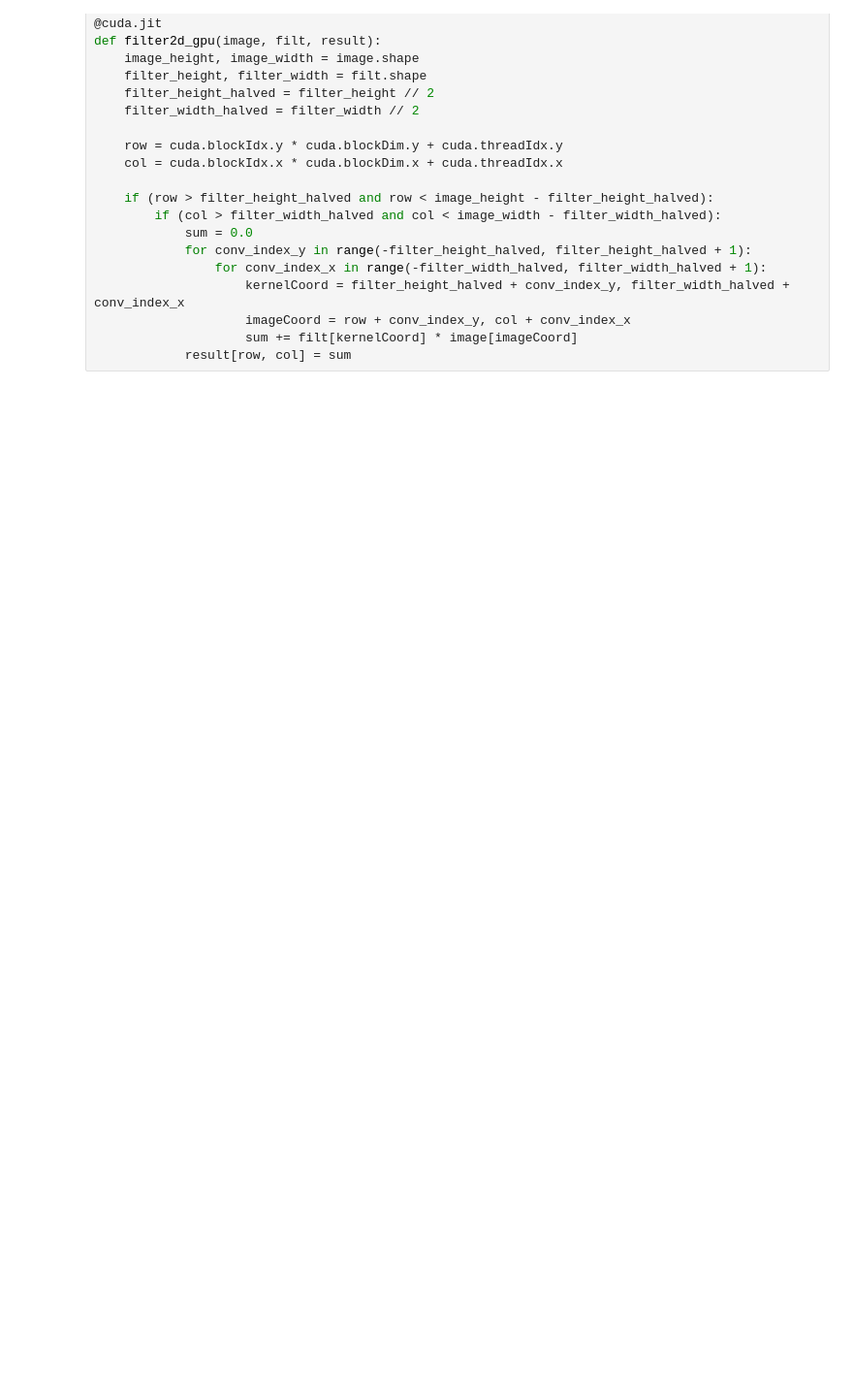
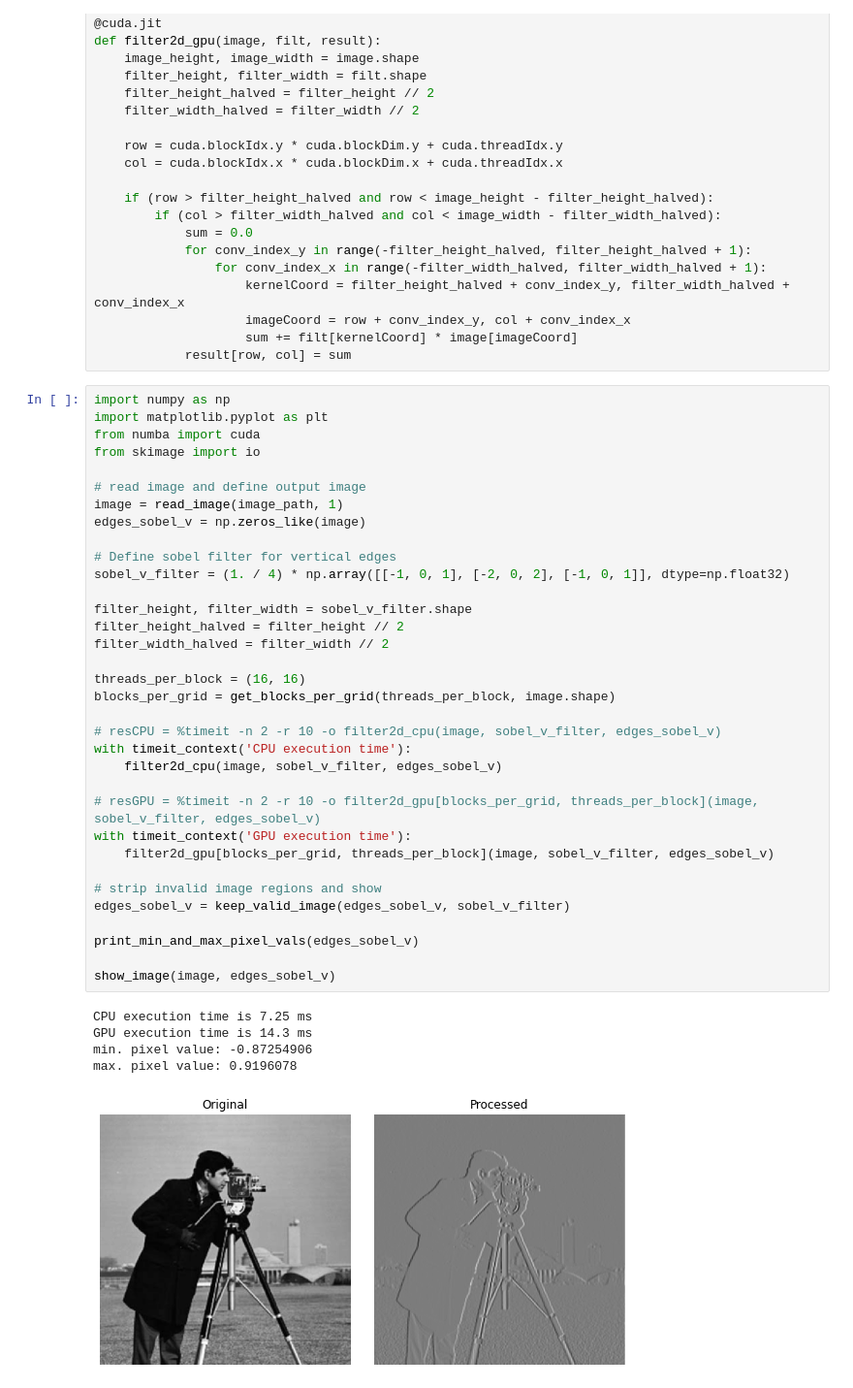
Before and after one commit to rmcabezon/GPU-course, a Jupyter notebook: notebooks/ImageProcessingConvolution.ipynb, the cells around one changed output. Shown at 97% size. Drawn from its saved outputs; the diff is of its cells as text; blank space fills up the shorter version.

```diff
--- a/notebooks/ImageProcessingConvolution.ipynb
+++ b/notebooks/ImageProcessingConvolution.ipynb
@@ -95,3 +190,43 @@ def filter2d_gpu(image, filt, result):
                     imageCoord = row + conv_index_y, col + conv_index_x
                     sum += filt[kernelCoord] * image[imageCoord]
             result[row, col] = sum
+# %%
+import numpy as np
+import matplotlib.pyplot as plt
+from numba import cuda
+from skimage import io
+
+# read image and define output image
+image = read_image(image_path, 1)
+edges_sobel_v = np.zeros_like(image)
+
+# Define sobel filter for vertical edges
+sobel_v_filter = (1. / 4) * np.array([[-1, 0, 1], [-2, 0, 2], [-1, 0, 1]], dtype=np.float32)
+
+filter_height, filter_width = sobel_v_filter.shape
+filter_height_halved = filter_height // 2
+filter_width_halved = filter_width // 2
+
+threads_per_block = (16, 16)
+blocks_per_grid = get_blocks_per_grid(threads_per_block, image.shape)
+
+# resCPU = %timeit -n 2 -r 10 -o filter2d_cpu(image, sobel_v_filter, edges_sobel_v)
+with timeit_context('CPU execution time'):
+    filter2d_cpu(image, sobel_v_filter, edges_sobel_v)
+
+# resGPU = %timeit -n 2 -r 10 -o filter2d_gpu[blocks_per_grid, threads_per_block](image, sobel_v_filter, edges_sobel_v)
+with timeit_context('GPU execution time'):
+    filter2d_gpu[blocks_per_grid, threads_per_block](image, sobel_v_filter, edges_sobel_v)
+
+# strip invalid image regions and show
+edges_sobel_v = keep_valid_image(edges_sobel_v, sobel_v_filter)
+
+print_min_and_max_pixel_vals(edges_sobel_v)
+
+show_image(image, edges_sobel_v)
+# %% [output]
+CPU execution time is 7.25 ms
+GPU execution time is 14.3 ms
+min. pixel value: -0.87254906
+max. pixel value: 0.9196078
+[figure, added]
```
Also changed, not shown: parts of 27 cells of this notebook.
